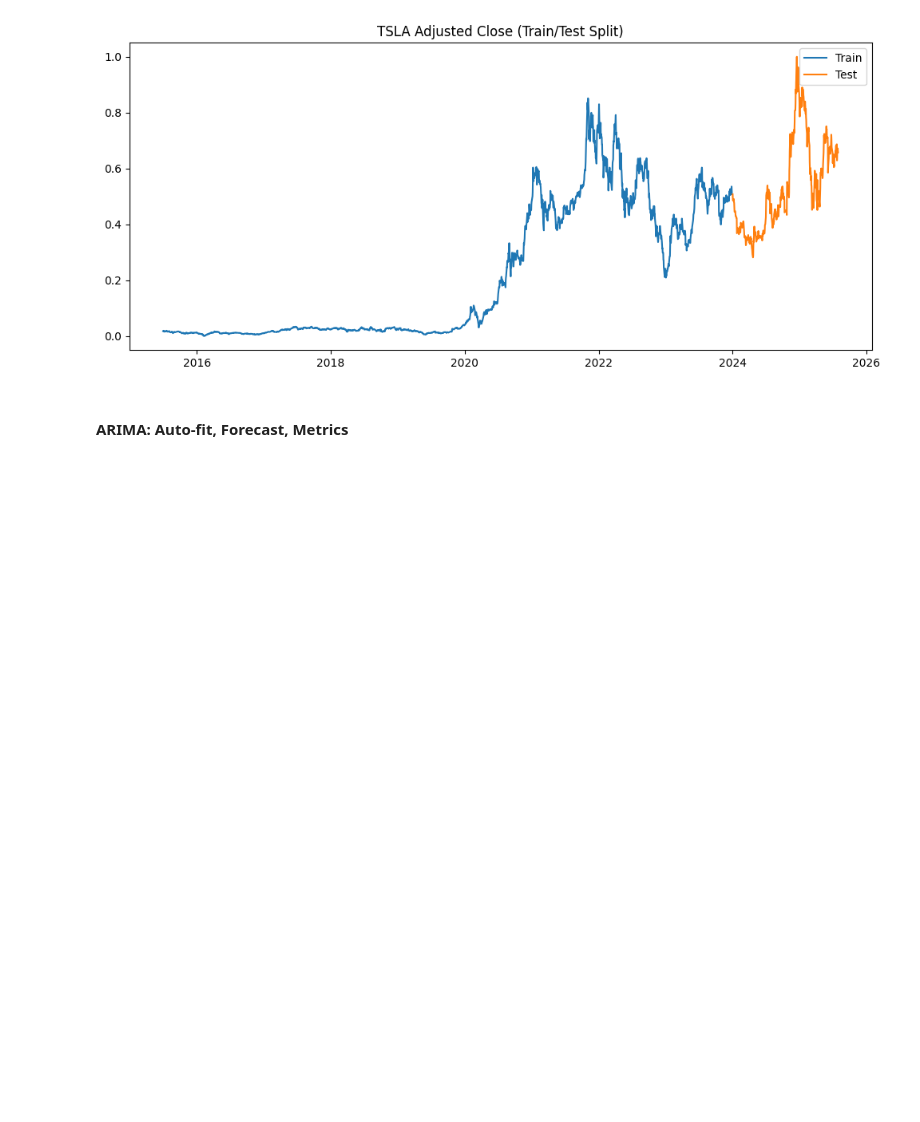
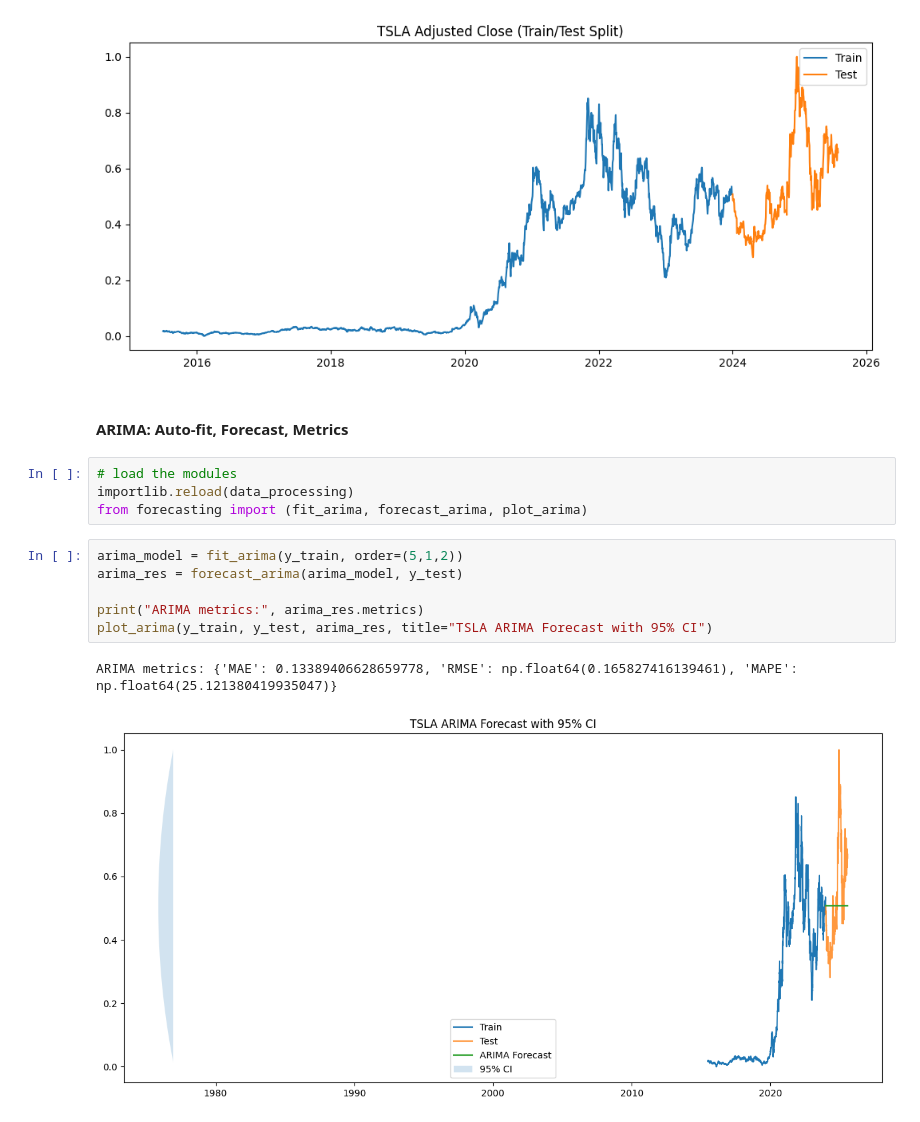
Before and after one commit to chalasimon/GMF-Time-Series-Forecasting-for-Portfolio-Optimization, a Jupyter notebook: notebooks/03_tsla_forecasting.ipynb, the cells around one changed output. Saved outputs shown, nothing was run; the diff lists cells and outputs as text; blank space fills up the shorter version.

Commit message:
feat: AROMA fitting and forecasting done

```diff
--- a/notebooks/03_tsla_forecasting.ipynb
+++ b/notebooks/03_tsla_forecasting.ipynb
@@ -79,3 +82,16 @@ plt.legend(); plt.show()
 [figure]
 # %% [markdown]
 #### ARIMA: Auto-fit, Forecast, Metrics
+# %%
+# load the modules
+importlib.reload(data_processing)
+from forecasting import (fit_arima, forecast_arima, plot_arima)
+# %%
+arima_model = fit_arima(y_train, order=(5,1,2))
+arima_res = forecast_arima(arima_model, y_test)
+
+print("ARIMA metrics:", arima_res.metrics)
+plot_arima(y_train, y_test, arima_res, title="TSLA ARIMA Forecast with 95% CI")
+# %% [output]
+ARIMA metrics: {'MAE': 0.13389406628659778, 'RMSE': np.float64(0.165827416139461), 'MAPE': np.float64(25.121380419935047)}
+[figure, added]
```
Also changed, not shown: parts of 1 cell of this notebook, 1 other file.
